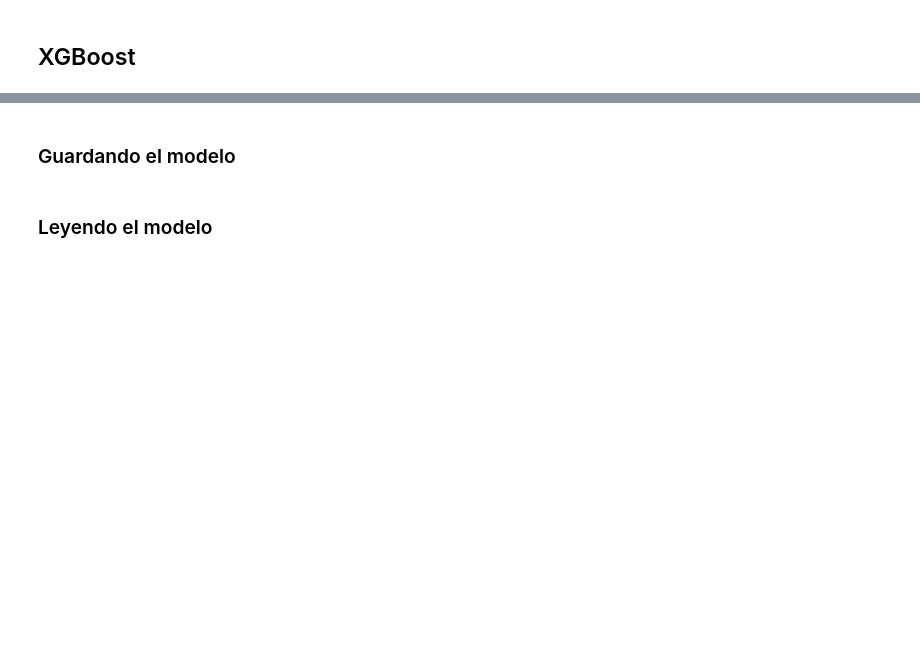
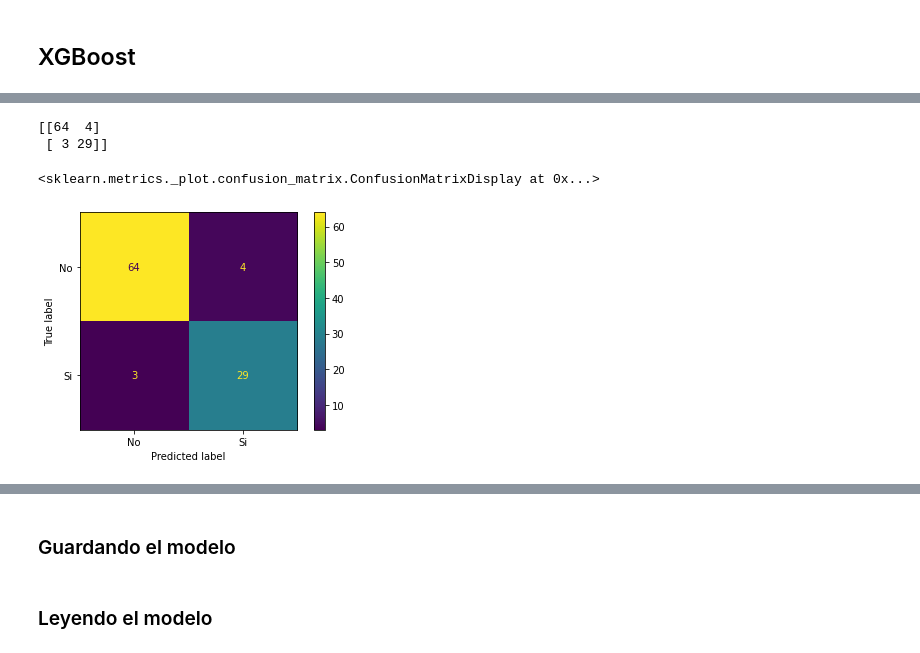
Before and after one commit to LucaAPiattelli/Diplomatura_Business_Analytics_UDA, a Jupyter notebook: Modulo_09_Clasificacion/BA_Clasificacion_01.ipynb, the cells around one changed output, grey strips where cells are left out. Cells and saved outputs as stored; diff of their text form; code cells hidden in the pictures; blank space fills up the shorter version.

```diff
--- a/Modulo_09_Clasificacion/BA_Clasificacion_01.ipynb
+++ b/Modulo_09_Clasificacion/BA_Clasificacion_01.ipynb
@@ -267,4 +311,4 @@ from xgboost import XGBClassifier
 # %%
 XGBoost = XGBClassifier()
 # %%
-XGBoost.fit(X_train.values, y_train.values)
+XGBoost.fit(X_train, y_train)
@@ -273,6 +325,12 @@ y_pred_XGBoost = XGBoost.predict(X_test.values)
 # %%
-mc = metrics.confusion_matrix(y_test.values, y_pred_XGBoost)
+mc = metrics.confusion_matrix(y_test, y_pred_XGBoost)
 print(mc)
+# %% [output]
+[[64  4]
+ [ 3 29]]
 # %%
-metrics.plot_confusion_matrix(XGBoost,X_test.values,y_test.values)
+metrics.plot_confusion_matrix(XGBoost,X_test,y_test)
+# %% [output]
+<sklearn.metrics._plot.confusion_matrix.ConfusionMatrixDisplay at 0x...>
+[figure, added]
 # %%
```
Also changed, not shown: parts of 64 cells of this notebook.
